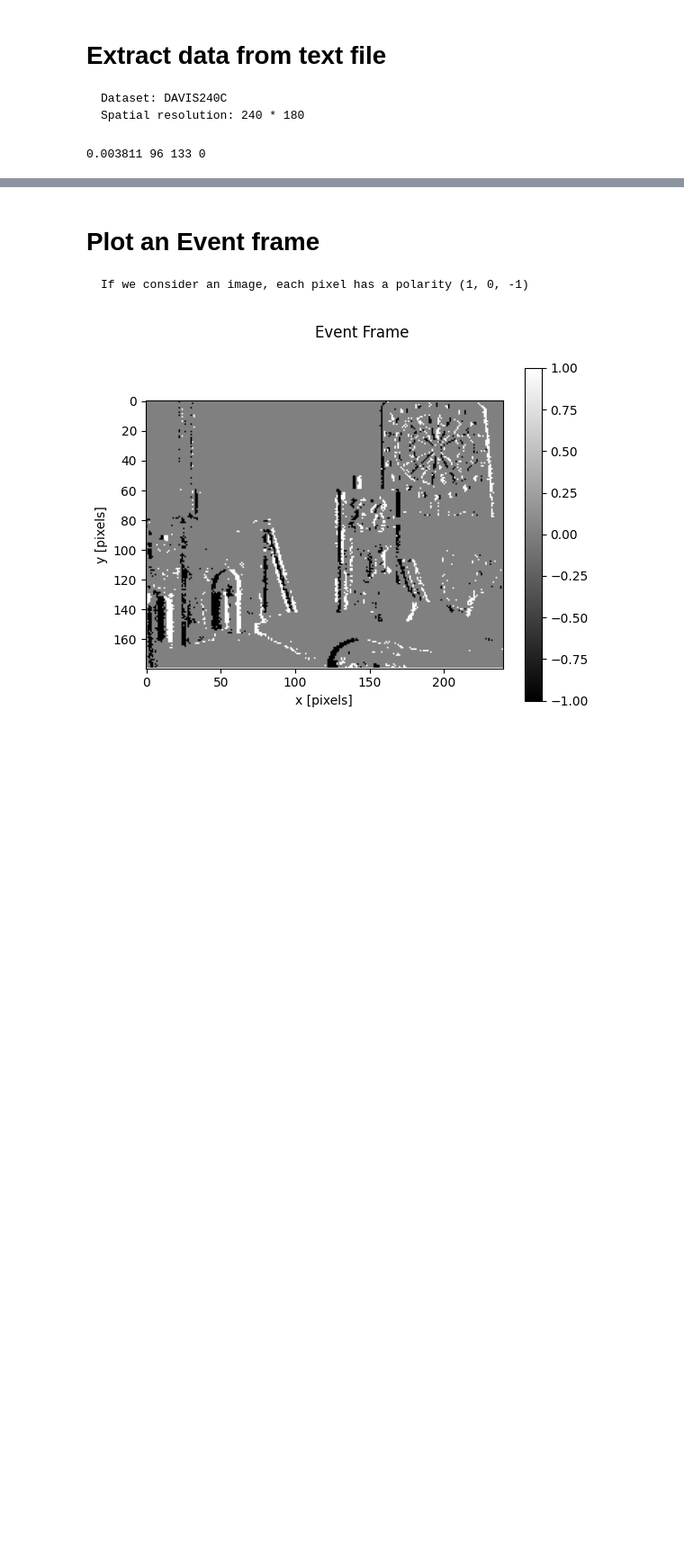
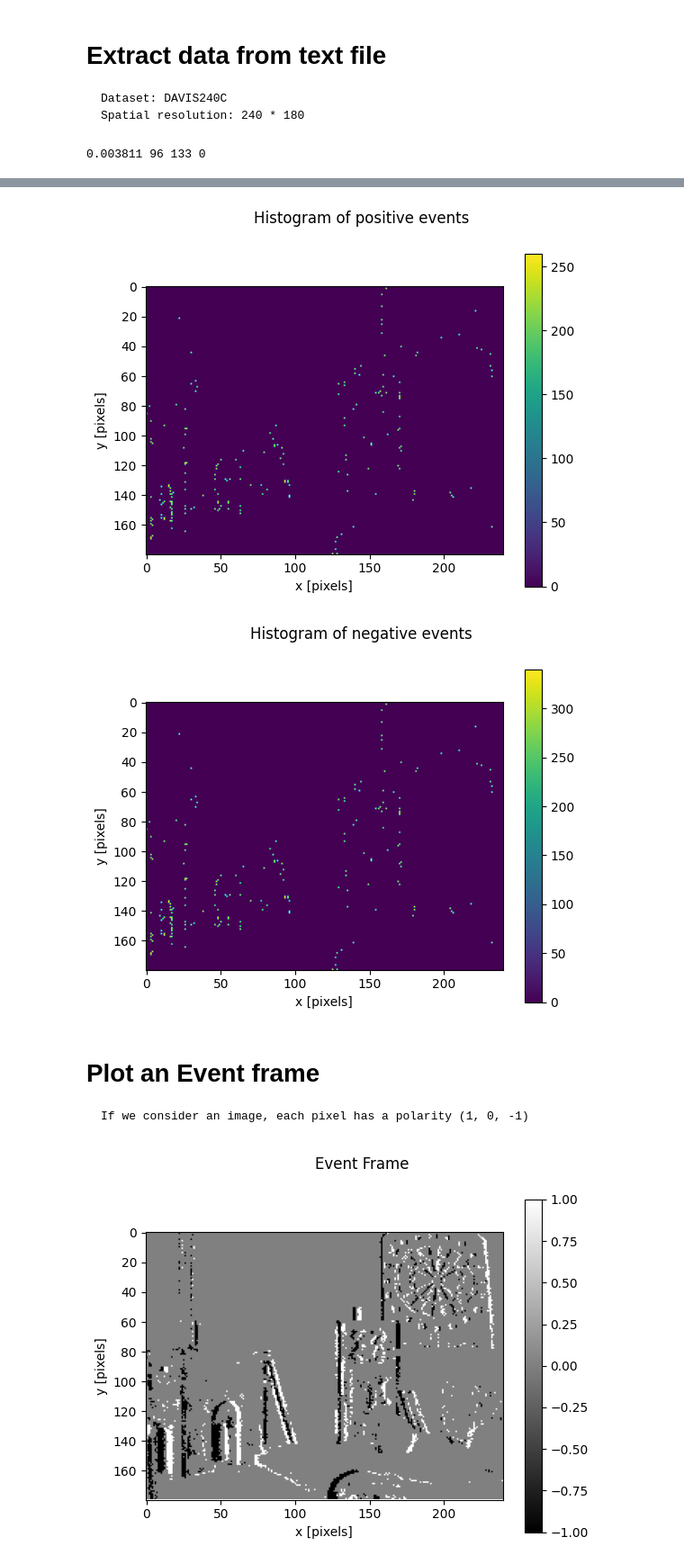
Before and after one commit to SezavarH/Event-based-data, a Jupyter notebook: Event_Representation.ipynb, the cells around one changed output, grey strips where cells are left out. Shown at 90% size. Cells and saved outputs as stored; diff of their text form; code cells hidden in the pictures; blank space fills up the shorter version.

```diff
--- a/Event_Representation.ipynb
+++ b/Event_Representation.ipynb
@@ -32,3 +163,29 @@ print(ts[0], x[0], y[0], p[0])
+# %%
+for e in partitions[-1]:
+  for i in range(200):
+      if (e[3] > 0):
+          img_pos[y[i],x[i]] += 1 # count events
+      else:
+          img_neg[y[i],x[i]] += 1
+
+fig = plt.figure()
+fig.suptitle('Histogram of positive events')
+plt.imshow(img_pos)
+plt.xlabel("x [pixels]")
+plt.ylabel("y [pixels]")
+plt.colorbar()
+plt.show()
+
+fig = plt.figure()
+fig.suptitle('Histogram of negative events')
+plt.imshow(img_neg)
+plt.xlabel("x [pixels]")
+plt.ylabel("y [pixels]")
+plt.colorbar()
+plt.show()
+# %% [output]
+[figure, added]
+[figure, added]
 # %% [markdown]
 # Plot an Event frame
 
```
Also changed, not shown: parts of 10 cells of this notebook.
